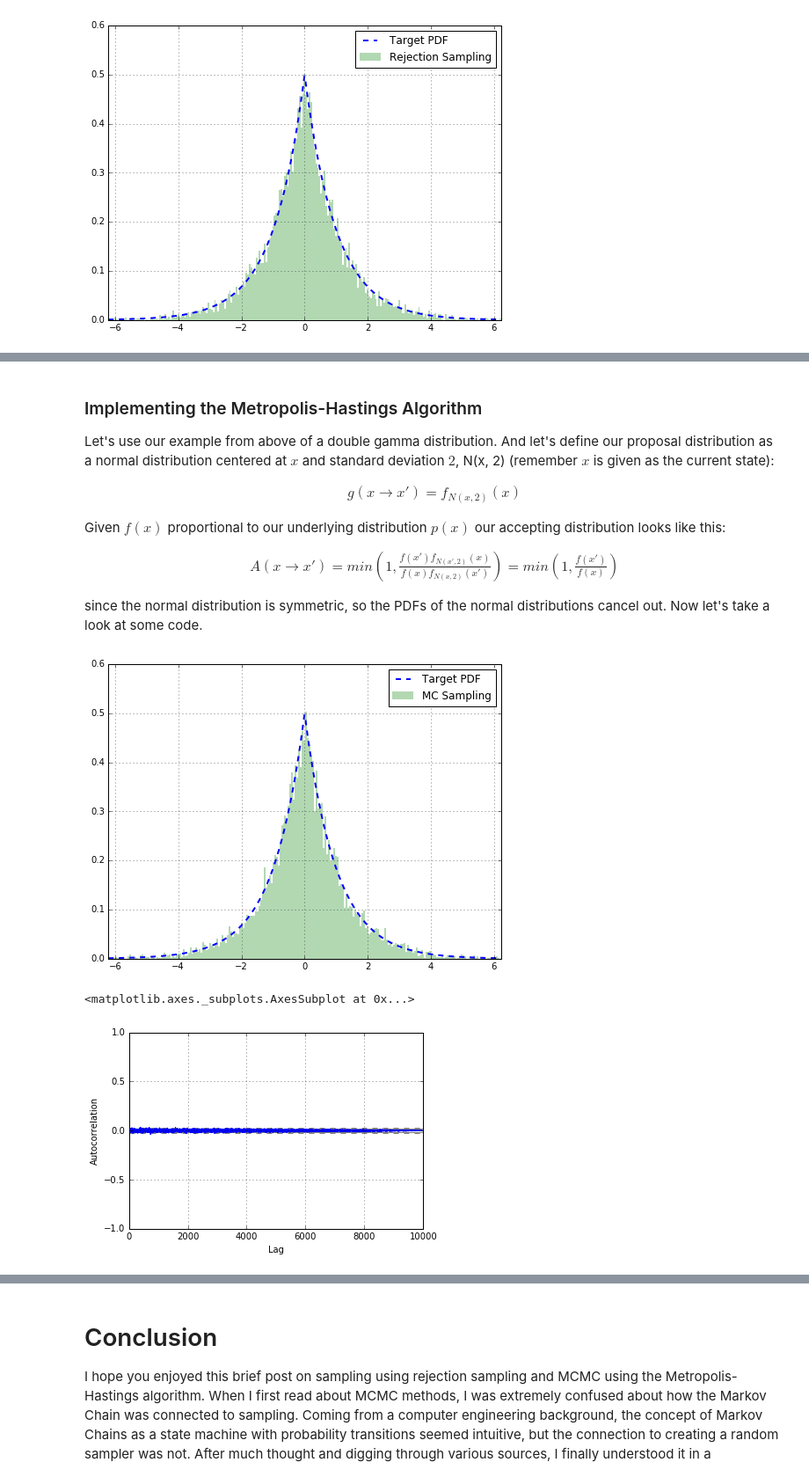
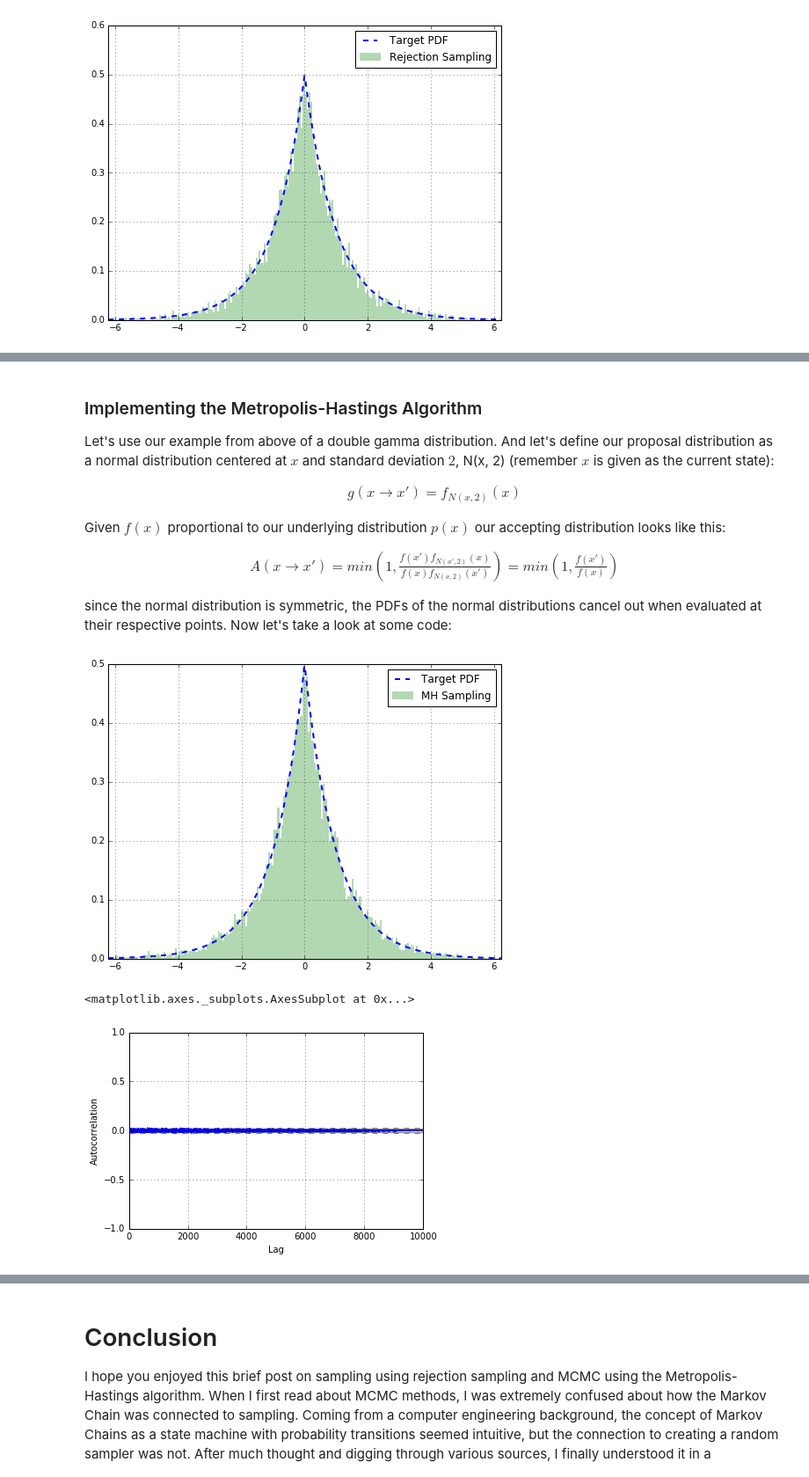
Before and after one commit to bjlkeng/bjlkeng.github.io, a Jupyter notebook: source/posts/markov-chain-monte-carlo-mcmc-and-the-metropolis-hastings-algorithm.ipynb, the cells around one changed output, grey strips where cells are left out. Shown at 88% size. Cells and saved outputs as stored; diff of their text form; code cells hidden in the pictures.

```diff
--- a/source/posts/markov-chain-monte-carlo-mcmc-and-the-metropolis-hastings-algorithm.ipynb
+++ b/source/posts/markov-chain-monte-carlo-mcmc-and-the-metropolis-hastings-algorithm.ipynb
@@ -307,7 +307,7 @@ A(x \rightarrow x') = min(1, \frac{f(x')f_{N(x',2)}(x)}{f(x)f_{N(x,2)}(x')})
                     = min(1, \frac{f(x')}{f(x)}) \tag{11}
 \end{align}
 
-since the normal distribution is symmetric, so the PDFs of the normal distributions cancel out. Now let's take a look at some code.
+since the normal distribution is symmetric, the PDFs of the normal distributions cancel out when evaluated at their respective points. Now let's take a look at some code:
 # %%
 import math
 from pandas.tools.plotting import autocorrelation_plot
@@ -315,35 +315,35 @@ from pandas.tools.plotting import autocorrelation_plot
 # Simulate a f(x) proportional to the double gamma distribution
 f = lambda x: dg.pdf(x) * math.pi
 
 def mh_sampler(T=100):
     T=100
     x_curr = np.random.rand()
     while True:
         for i in range(T):
             x_next = np.random.normal(x_curr, 2)
             if min(1, f(x_next) / f(x_curr)) > np.random.uniform(0, 1):
                 x_curr = x_next
         yield x_curr
 
 # Burn-in
 sampler = mh_sampler()
 for x in range(1000):
     next(sampler)
 
 # Sample
 samples = [next(sampler) for x in range(10000)]
 
 # Plot Histogram vs. Target PDF
 df['Target'].plot(color='blue', style='--', figsize=(8,6), linewidth=2.0)
 pd.Series(samples).hist(bins=300, normed=True, color='green',
                         alpha=0.3, linewidth=0.0)
-plt.legend(['Target PDF', 'MC Sampling'])
+plt.legend(['Target PDF', 'MH Sampling'])
 plt.show()
 
 # Plot autocorrelation to ensure samples are independent
 autocorrelation_plot(pd.Series(samples))
 # %% [output]
-[figure, old version]
+[figure, new version]
 <matplotlib.axes._subplots.AxesSubplot at 0x...>
 [figure]
 # %% [markdown]
```
Also changed, not shown: parts of 10 cells of this notebook, 1 other file.
